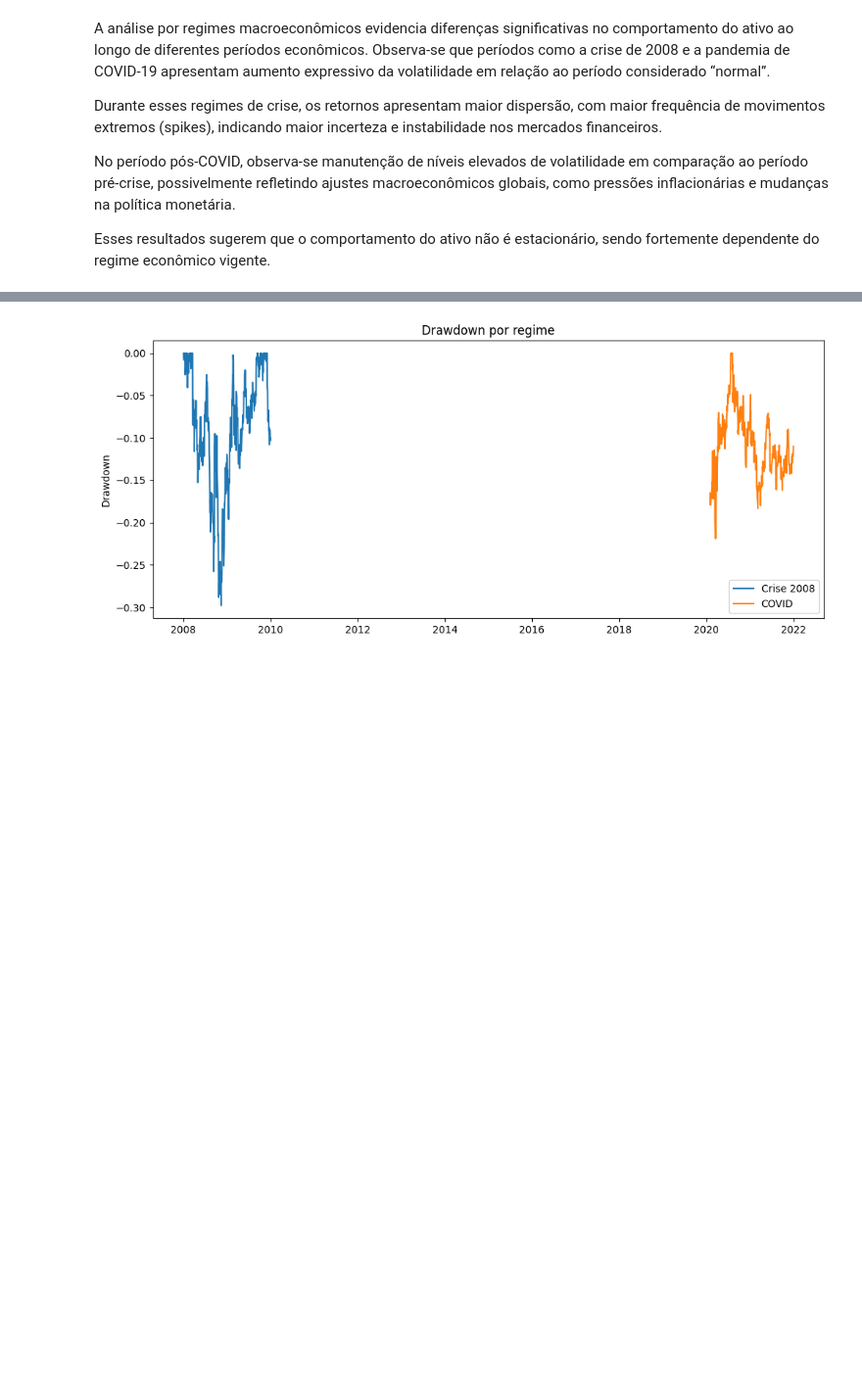
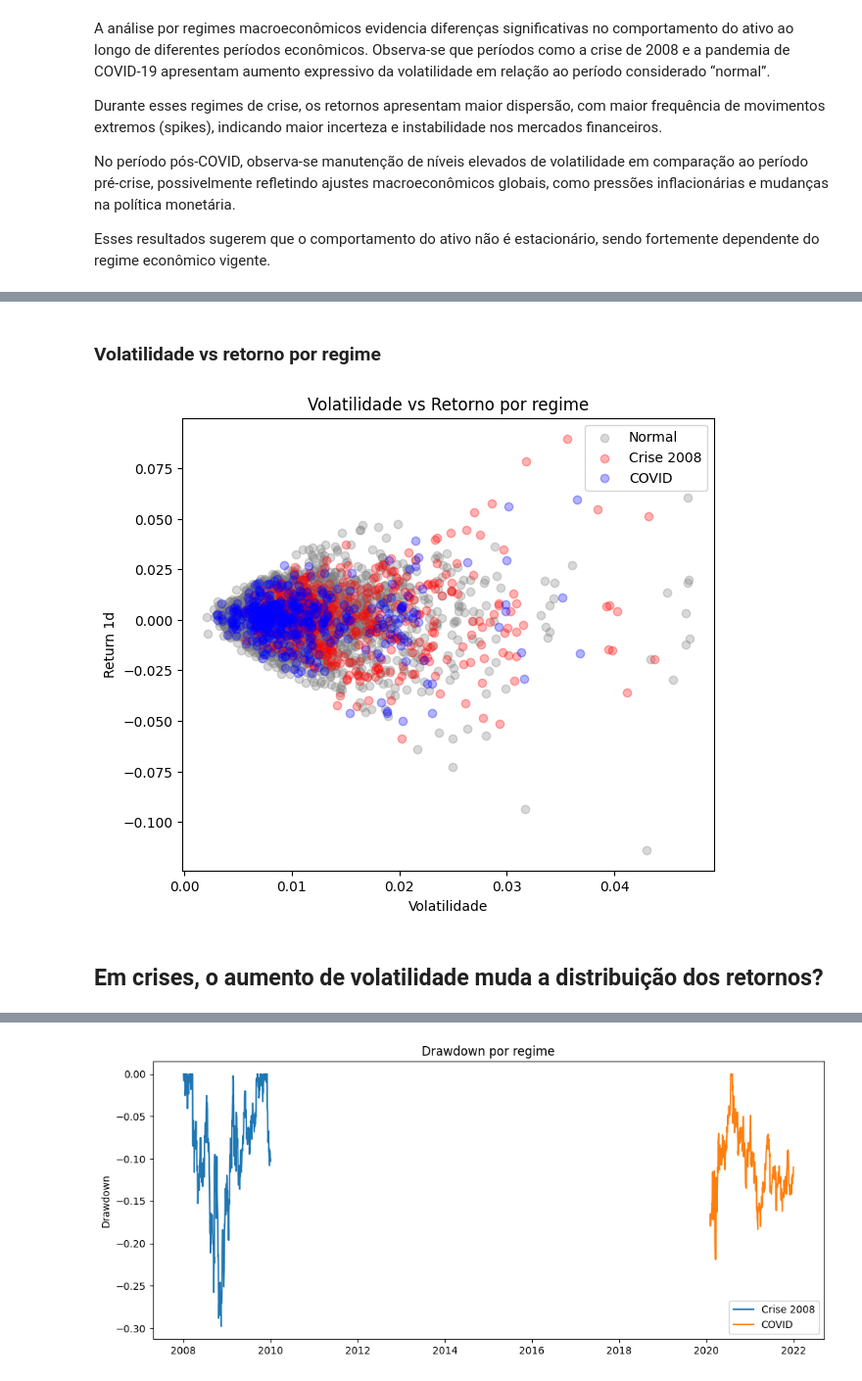
Before and after one commit to lalipedrozo/PUC_MVP_Analise_de_Dados, a Jupyter notebook: PUC_MVP_Analise_de_Dados.ipynb, the cells around one changed output, grey strips where cells are left out. Shown at 98% size. Saved outputs shown, nothing was run; the diff lists cells and outputs as text; code cells hidden in the pictures; blank space fills up the shorter version.

```diff
--- a/PUC_MVP_Analise_de_Dados.ipynb
+++ b/PUC_MVP_Analise_de_Dados.ipynb
@@ -770,0 +869,22 @@ Esses resultados sugerem que o comportamento do ativo não é estacionário, sen
+# %% [markdown]
+### Volatilidade vs retorno por regime
+# %%
+plt.figure(figsize=(7,6))
+
+for r in df['Regime'].unique():
+    subset = df[df['Regime'] == r]
+    plt.scatter(subset['Volatility_10'],
+                subset['Return_1d'],
+                alpha=0.3,
+                label=r,
+                color=colors.get(r))
+
+plt.title('Volatilidade vs Retorno por regime')
+plt.xlabel('Volatilidade')
+plt.ylabel('Return 1d')
+plt.legend()
+plt.show()
+# %% [output]
+[figure, added]
+# %% [markdown]
+## Em crises, o aumento de volatilidade muda a distribuição dos retornos?
```
Also changed, not shown: parts of 49 cells of this notebook.
